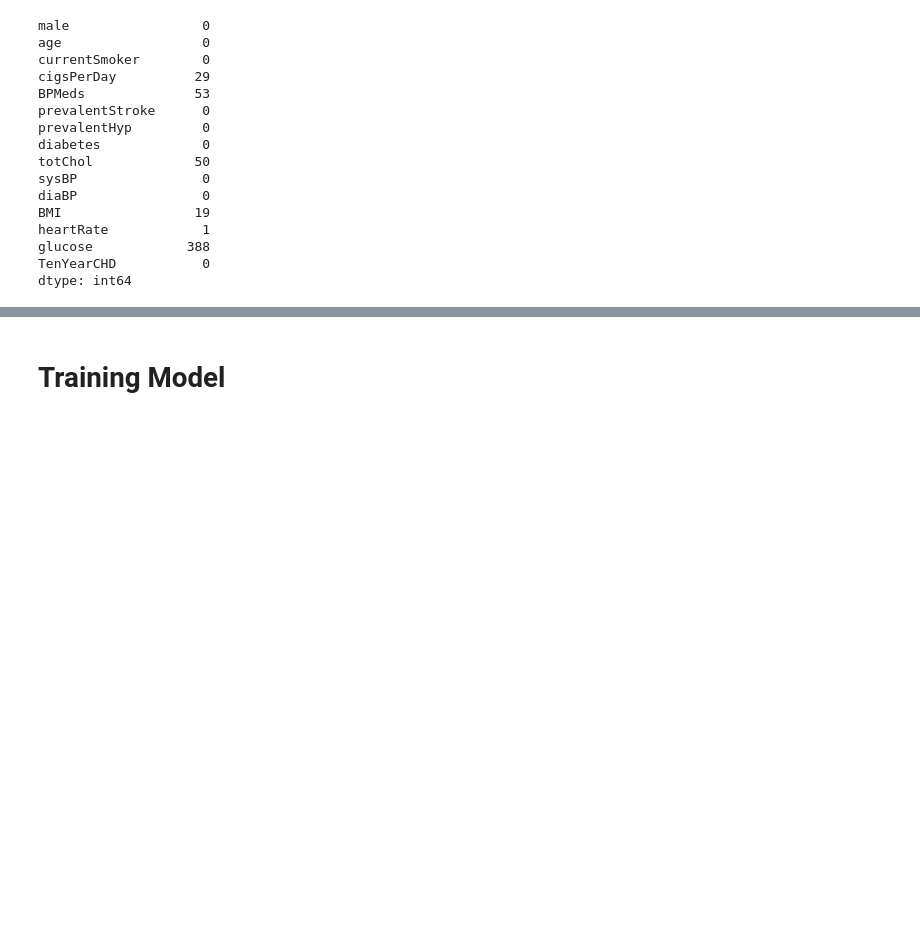
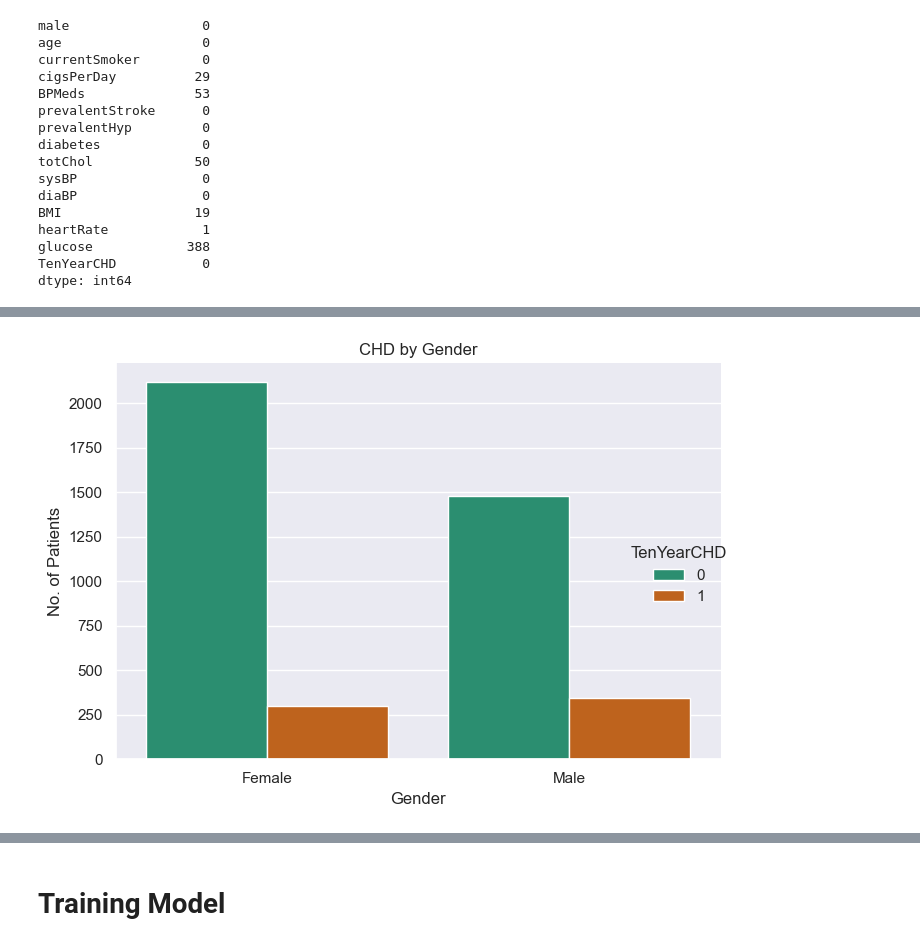
Before and after one commit to quangminh0604/CS114_Project, a Jupyter notebook: Project_CS114.ipynb, the cells around one changed output, grey strips where cells are left out. Cells and saved outputs as stored; diff of their text form; code cells hidden in the pictures; blank space fills up the shorter version.

```diff
--- a/Project_CS114.ipynb
+++ b/Project_CS114.ipynb
@@ -102,0 +161,22 @@ df.dropna(axis = 0, inplace = True)
+# %%
+import seaborn as sns
+import matplotlib.pyplot as plt
+
+# Vẽ biểu đồ đếm bệnh theo giới tính
+g = sns.catplot(
+    x='male', hue='TenYearCHD', data=df,
+    kind='count', palette='Dark2', height=5, aspect=1.2
+)
+
+# Chỉnh lại nhãn trục x
+g.set_axis_labels("Gender", "No. of Patients")
+g.set_xticklabels(["Female", "Male"])
+
+# Thêm tiêu đề
+plt.title("CHD by Gender")
+
+# Thêm chú thích đúng
+plt.tight_layout()
+plt.show()
+# %% [output]
+[figure, added]
```
Also changed, not shown: parts of 27 cells of this notebook, 4 other files.
